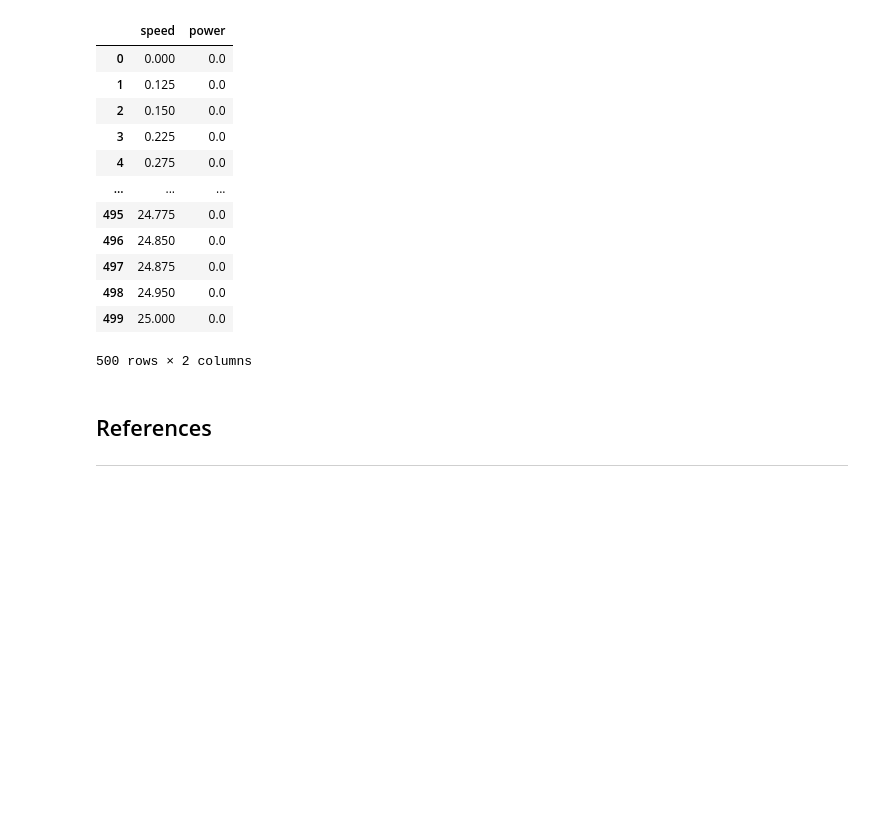
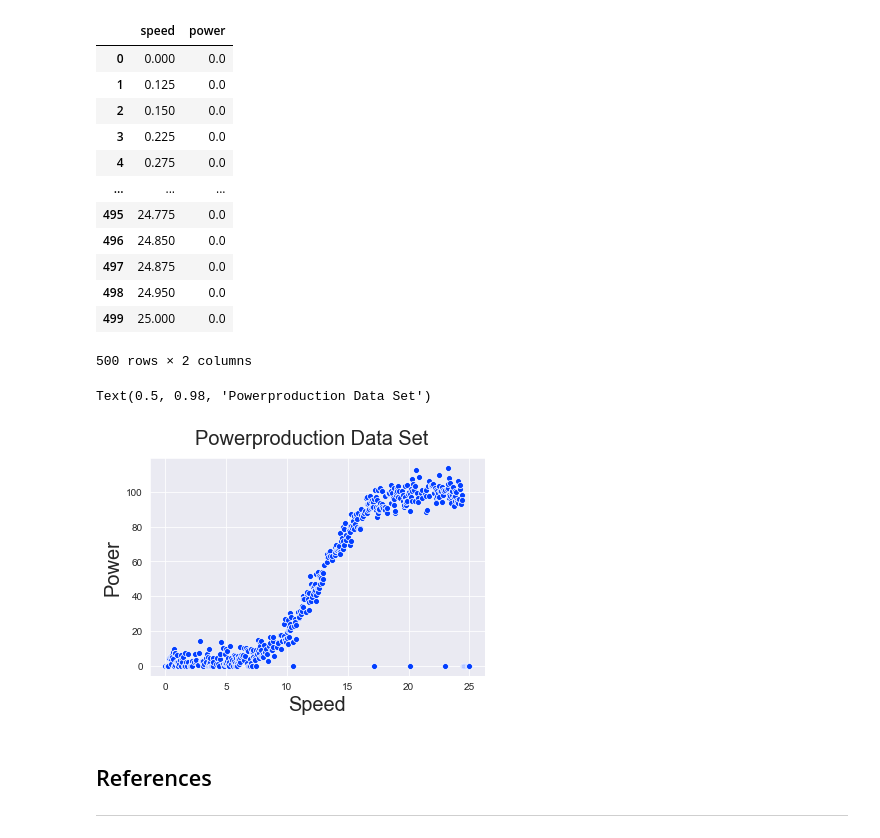
Before and after one commit to JPLee01/Fundamentals_of_Data_Analysis-Project_2020, a Jupyter notebook: Fundamentals of Data Analysis - Project 2020.ipynb, the cells around one changed output. Drawn from its saved outputs; the diff is of its cells as text; code cells hidden in the pictures; blank space fills up the shorter version.

```diff
--- a/Fundamentals of Data Analysis - Project 2020.ipynb
+++ b/Fundamentals of Data Analysis - Project 2020.ipynb
@@ -36,0 +45,6 @@ Also as we will be displaying Plots in this Jupyter Notebook we will implement t
+# %%
+#Setting of Seaborn dispays to enure uniformity throughout the Juypter Notebook
+#Darkplot style selected to allow for optimal measurments of Plots
+sns.set_style("darkgrid")
+#Bright colour palette selected to allow for clear distinction of multiple outputs within one Plot
+sns.set_palette("bright")
@@ -51,6 +69,15 @@ powerproduction_dataset
 | 498 | 24.950 | 0.0 |
 | 499 | 25.000 | 0.0 |
 500 rows × 2 columns
+# %%
+sns.scatterplot(data=powerproduction_dataset, x='speed', y='power',
+    sizes=(250, 250), legend="full")
+plt. xlabel('Speed', fontsize=20)
+plt. ylabel('Power', fontsize=20)
+plt. suptitle('Powerproduction Data Set', fontsize=20)
+# %% [output]
+Text(0.5, 0.98, 'Powerproduction Data Set')
+[figure, added]
 # %% [markdown]
 ## References
 ----------------------------------------------------
```
Also changed, not shown: parts of 7 cells of this notebook, 1 other file.
